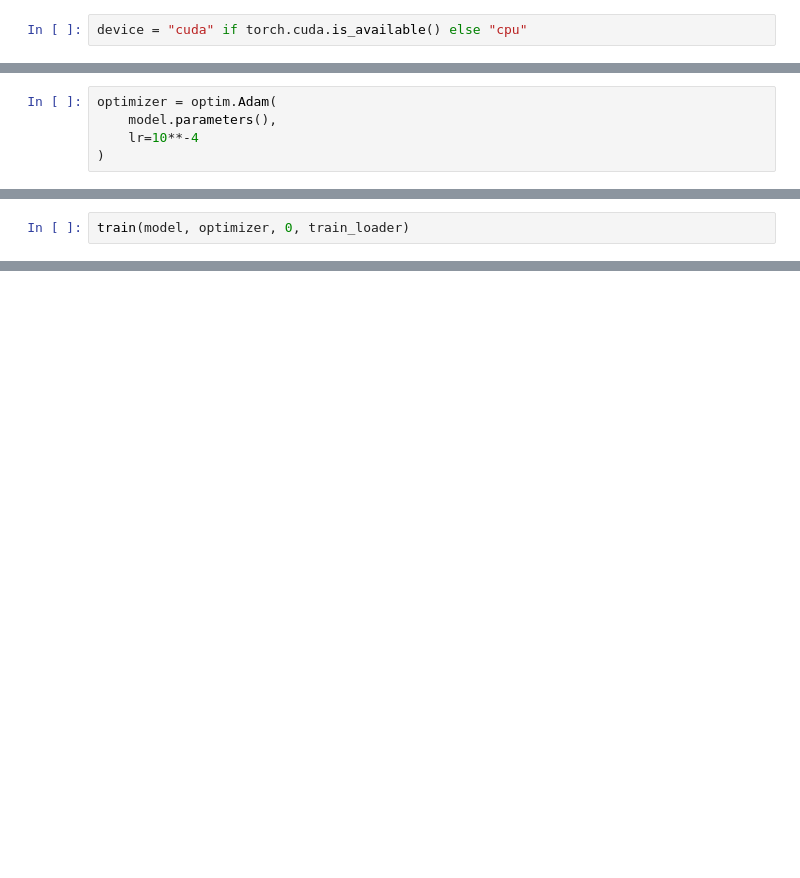
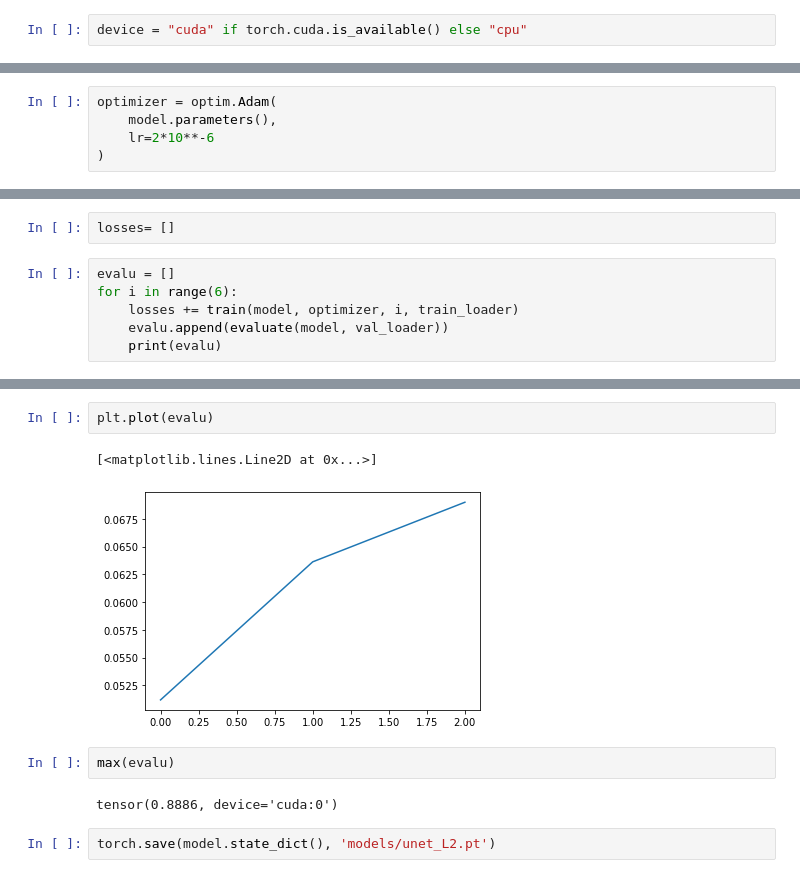
Before and after one commit to nissmar/Learning-Active-Contour, a Jupyter notebook: active.ipynb, the cells around one changed output, grey strips where cells are left out. Cells and saved outputs as stored; diff of their text form; blank space fills up the shorter version.

Commit message:
training working

```diff
--- a/active.ipynb
+++ b/active.ipynb
@@ -43,7 +46,7 @@ UNet(
 # %%
 optimizer = optim.Adam(
     model.parameters(),
-    lr=10**-4
+    lr=2*10**-6
 )
 # %%
 def train(model, optimizer, epoch, loader):
@@ -75,2 +95,0 @@ def train(model, optimizer, epoch, loader):
-# %%
-train(model, optimizer, 0, train_loader)
@@ -78,0 +96,8 @@ KeyboardInterrupt:
+# %%
+losses= []
+# %%
+evalu = []
+for i in range(6):
+    losses += train(model, optimizer, i, train_loader)
+    evalu.append(evaluate(model, val_loader))
+    print(evalu)
@@ -78,0 +127,11 @@ KeyboardInterrupt:
+# %%
+plt.plot(evalu)
+# %% [output]
+[<matplotlib.lines.Line2D at 0x...>]
+[figure, added]
+# %%
+max(evalu)
+# %% [output]
+tensor(0.8886, device='cuda:0')
+# %%
+torch.save(model.state_dict(), 'models/unet_L2.pt')
```
Also changed, not shown: parts of 18 cells of this notebook, 17 other files.
